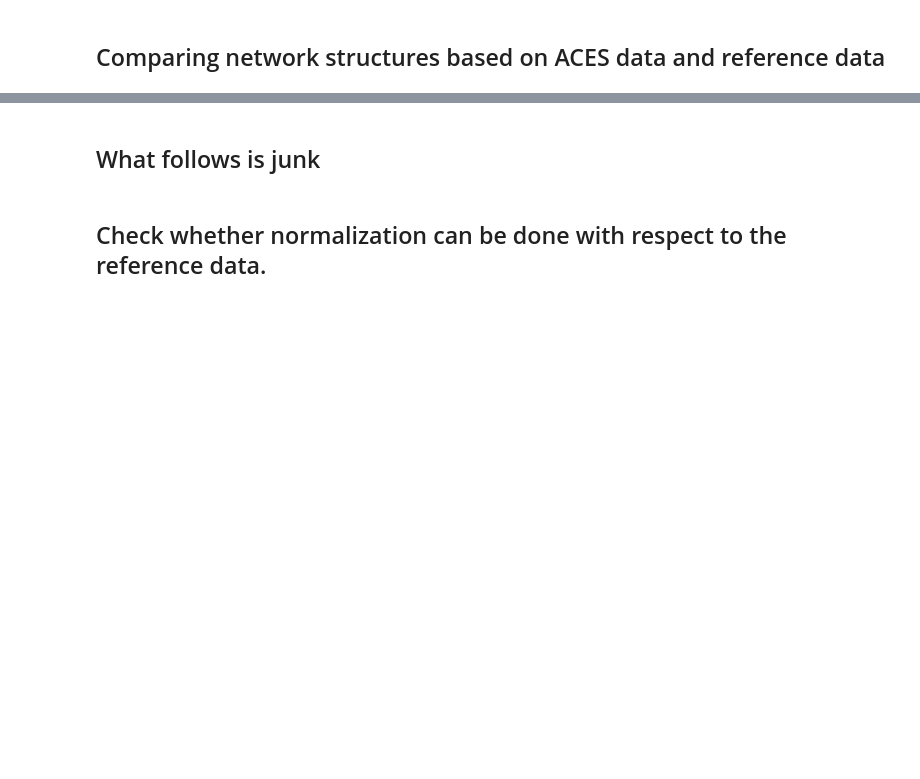
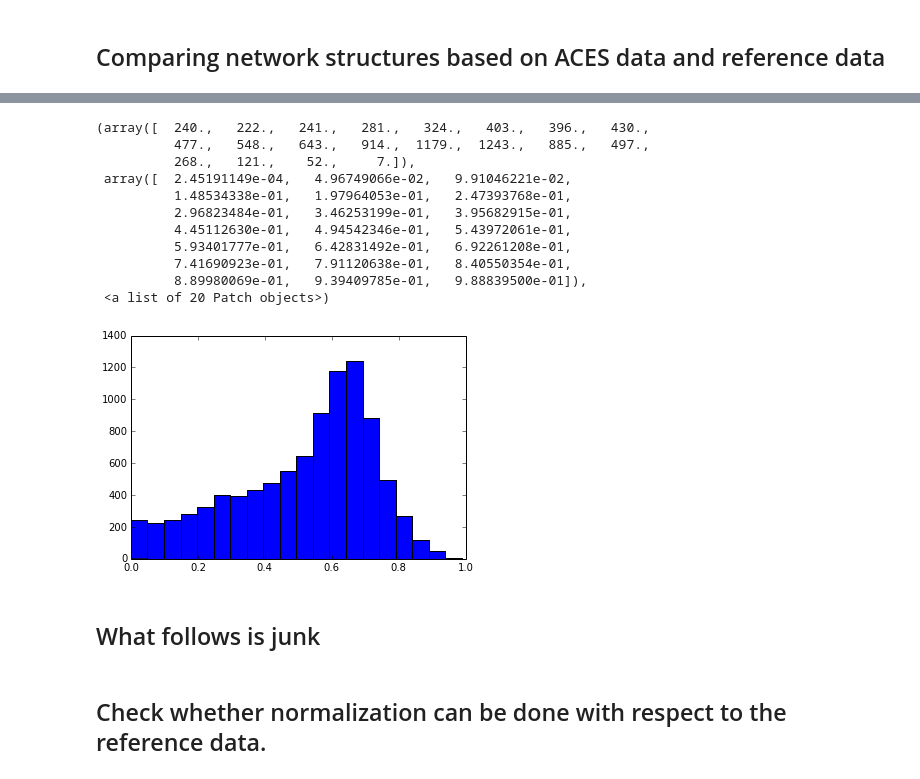
Before and after one commit to chagaz/SamSpecCoEN, a Jupyter notebook: Gene Expression Reference Data.ipynb, the cells around one changed output, grey strips where cells are left out. Saved outputs shown, nothing was run; the diff lists cells and outputs as text; code cells hidden in the pictures; blank space fills up the shorter version.

```diff
--- a/Gene Expression Reference Data.ipynb
+++ b/Gene Expression Reference Data.ipynb
@@ -457,3 +571,27 @@ plt.axis([0.54, 0.91, 0.7, 1])
+# %%
+# Correlation in the reference of edges in ACESpos but not in ACES
+corr_refc_pos_only = []
+for xstr in edges_aces_pos_only:
+    x = [int(i) for i in xstr.split('_')]
+    corr_refc_pos_only.append(Wrefc[x[0], x[1]])
+
+with open('corr_refc_pos_only.pickle', 'w') as fd:
+    pickle.dump(corr_refc_pos_only, fd)
+    fd.close()
+plt.hist(corr_refc_pos_only, 20)
+# %% [output]
+(array([  240.,   222.,   241.,   281.,   324.,   403.,   396.,   430.,
+          477.,   548.,   643.,   914.,  1179.,  1243.,   885.,   497.,
+          268.,   121.,    52.,     7.]),
+ array([  2.45191149e-04,   4.96749066e-02,   9.91046221e-02,
+          1.48534338e-01,   1.97964053e-01,   2.47393768e-01,
+          2.96823484e-01,   3.46253199e-01,   3.95682915e-01,
+          4.45112630e-01,   4.94542346e-01,   5.43972061e-01,
+          5.93401777e-01,   6.42831492e-01,   6.92261208e-01,
+          7.41690923e-01,   7.91120638e-01,   8.40550354e-01,
+          8.89980069e-01,   9.39409785e-01,   9.88839500e-01]),
+ <a list of 20 Patch objects>)
+[figure, added]
 # %% [markdown]
 ## What follows is junk
 # %% [markdown]
```
Also changed, not shown: parts of 52 cells of this notebook, 2 other files.
